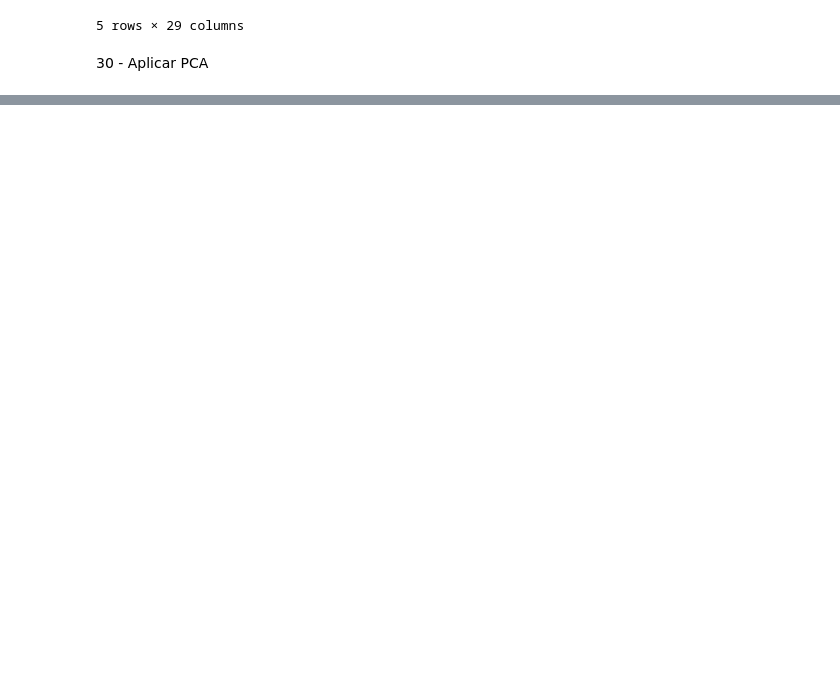
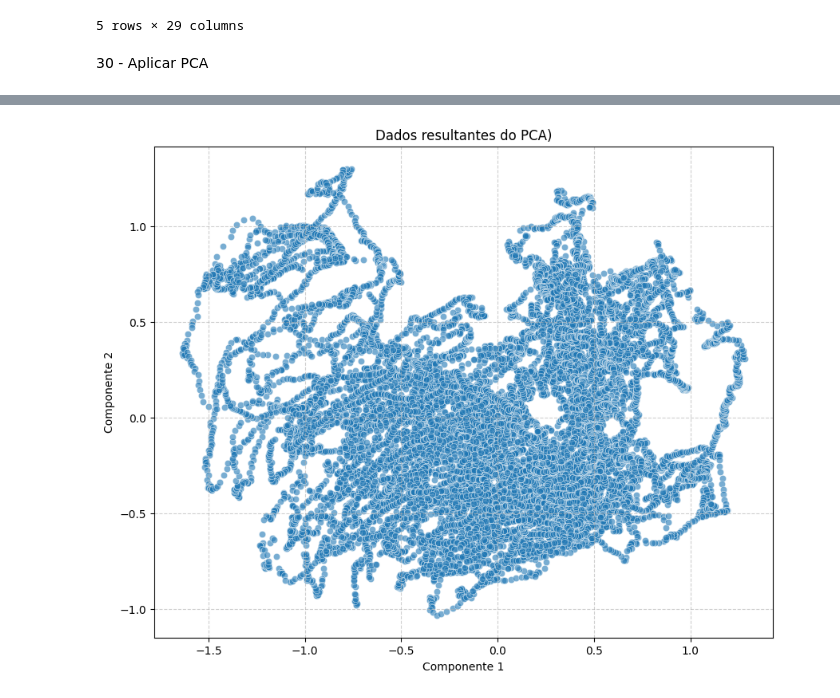
Before and after one commit to NathanMagno/energy-consumers-data, a Jupyter notebook: cp04.ipynb, the cells around one changed output, grey strips where cells are left out. Saved outputs shown, nothing was run; the diff lists cells and outputs as text; code cells hidden in the pictures; blank space fills up the shorter version.

```diff
--- a/cp04.ipynb
+++ b/cp04.ipynb
@@ -464,3 +464,15 @@ display(apc_df.head())
 5 rows × 29 columns
 # %% [markdown]
 30 - Aplicar PCA
+# %%
+# Reduzindo para dois componentes principais
+from sklearn.decomposition import PCA
+
+pca = PCA(n_components=2)
+
+apc_df_pca = pca.fit_transform(apc_df.select_dtypes(include=['float64', 'int64']))
+
+# Criar um novo DataFrame com os componentes principais
+apc_df_pca = pd.DataFrame(apc_df_pca, columns=['Component_1', 'Component_2'])
+
+display(apc_df_pca.head())
@@ -466,0 +486,11 @@ display(apc_df.head())
+# %%
+# Plote dos resultados do PCA
+plt.figure(figsize=(10, 8))
+sb.scatterplot(data=apc_df_pca, x='Component_1', y='Component_2', alpha=0.6)
+plt.title('Dados resultantes do PCA)')
+plt.xlabel('Componente 1')
+plt.ylabel('Componente 2')
+plt.grid(True, linestyle='--', alpha=0.6)
+plt.show()
+# %% [output]
+[figure, added]
```
Also changed, not shown: parts of 2 cells of this notebook.
